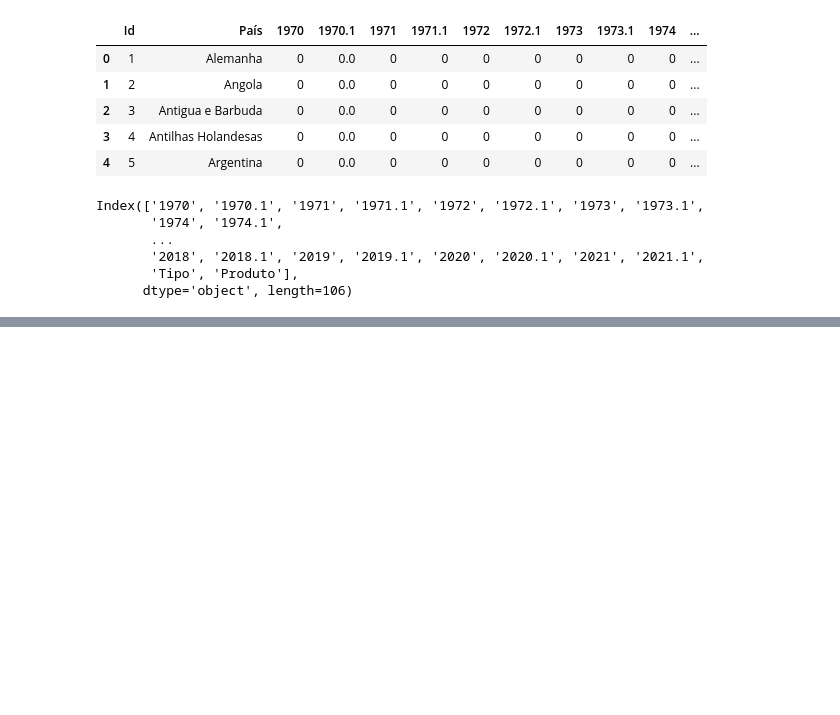
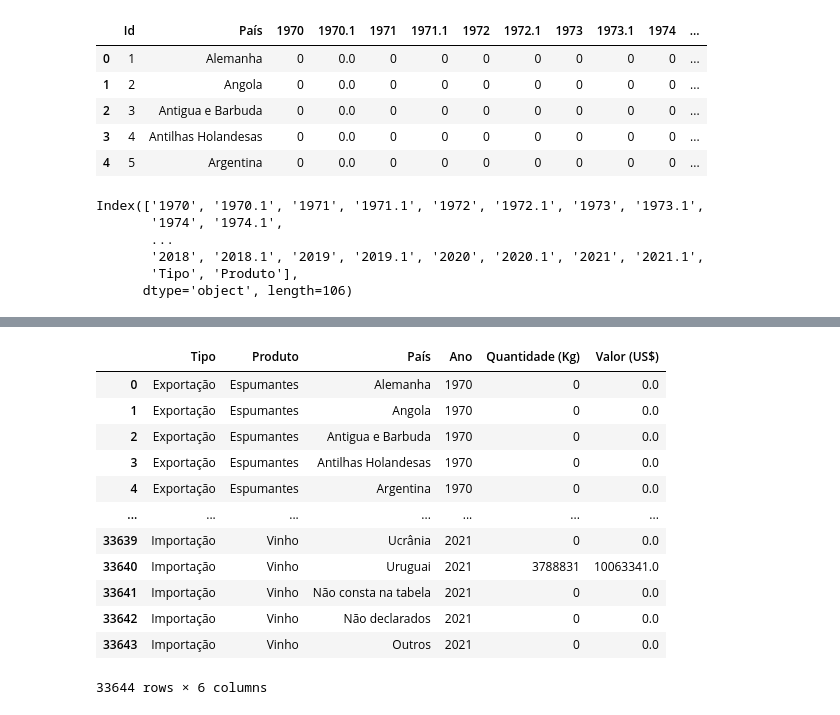
Before and after one commit to IgorNascAlves/Tech_Challenge_Fase01, a Jupyter notebook: notebooks/explorando_dados_qtd_ano.ipynb, the cells around one changed output, grey strips where cells are left out. Cells and saved outputs as stored; diff of their text form; code cells hidden in the pictures; blank space fills up the shorter version.

```diff
--- a/notebooks/explorando_dados_qtd_ano.ipynb
+++ b/notebooks/explorando_dados_qtd_ano.ipynb
@@ -337,0 +372,20 @@ df_completo.rename(dict_colunas_nomes, axis=1)
+# %%
+#melt dataframe quantidade colunasA e valor colunasB
+df_completo_melt_colunasA = pd.melt(df_completo, id_vars=['Tipo', 'Produto', 'País'], value_vars=colunasA, var_name='Ano', value_name='Quantidade (Kg)').reset_index()
+df_completo_melt_colunasB = pd.melt(df_completo, id_vars=['Tipo', 'Produto', 'País'], value_vars=colunasB, var_name='Ano', value_name='Valor (US$)').reset_index()
+df_completo_melt_colunasA.loc[:,'Valor (US$)'] = df_completo_melt_colunasB['Valor (US$)']
+df_completo_melt_colunasA.drop('index', axis=1)
+# %% [output]
+|  | Tipo | Produto | País | Ano | Quantidade (Kg) | Valor (US$) |
+| 0 | Exportação | Espumantes | Alemanha | 1970 | 0 | 0.0 |
+| 1 | Exportação | Espumantes | Angola | 1970 | 0 | 0.0 |
+| 2 | Exportação | Espumantes | Antigua e Barbuda | 1970 | 0 | 0.0 |
+| 3 | Exportação | Espumantes | Antilhas Holandesas | 1970 | 0 | 0.0 |
+| 4 | Exportação | Espumantes | Argentina | 1970 | 0 | 0.0 |
+| ... | ... | ... | ... | ... | ... | ... |
+| 33639 | Importação | Vinho | Ucrânia | 2021 | 0 | 0.0 |
+| 33640 | Importação | Vinho | Uruguai | 2021 | 3788831 | 10063341.0 |
+| 33641 | Importação | Vinho | Não consta na tabela | 2021 | 0 | 0.0 |
+| 33642 | Importação | Vinho | Não declarados | 2021 | 0 | 0.0 |
+| 33643 | Importação | Vinho | Outros | 2021 | 0 | 0.0 |
+33644 rows × 6 columns
```
Also changed, not shown: parts of 8 cells of this notebook, 4 other files.
